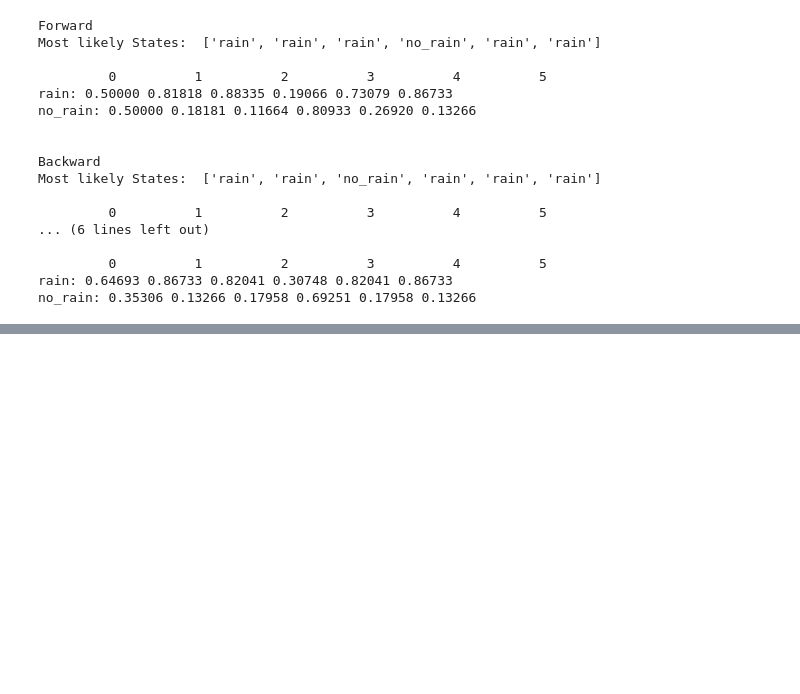
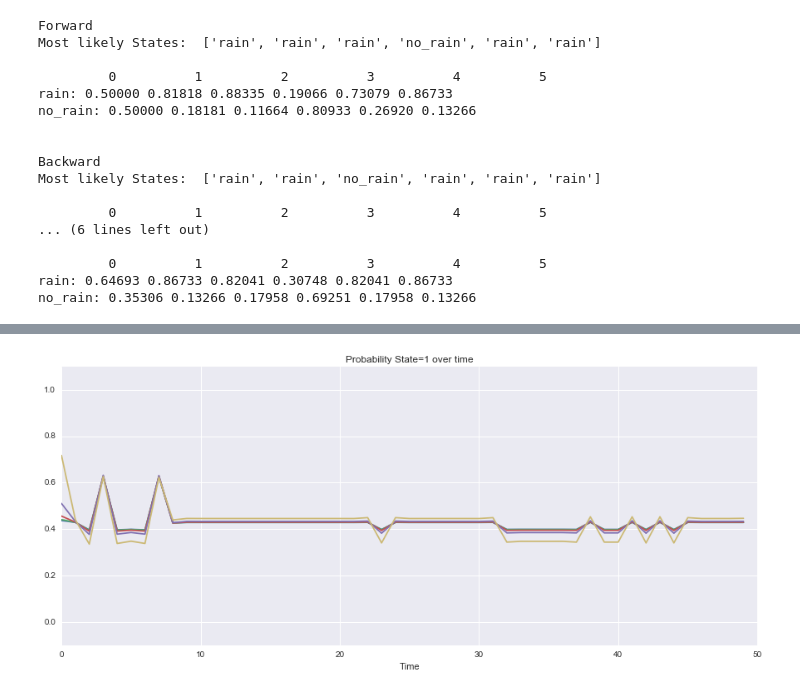
Before and after one commit to MarvinBertin/TensorFlow-Algorithms, a Jupyter notebook: Probabilistic_Graphical_Models/HiddenMarkovModel.ipynb, the cells around one changed output, grey strips where cells are left out. Drawn from its saved outputs; the diff is of its cells as text; code cells hidden in the pictures; blank space fills up the shorter version.

```diff
--- a/Probabilistic_Graphical_Models/HiddenMarkovModel.ipynb
+++ b/Probabilistic_Graphical_Models/HiddenMarkovModel.ipynb
@@ -89,0 +106,11 @@ no_rain: 0.35306 0.13266 0.17958 0.69251 0.17958 0.13266
+# %%
+True_pi = np.array([0.5, 0.5])
+
+True_T = np.array([[0.85, 0.15],
+                  [0.12, 0.88]])
+
+True_E = np.array([[0.8, 0.0],
+                   [0.1, 0.0],
+                   [0.1, 1.0]])
+# %%
+obs_seq, states = generate_HMM_observation(50, True_pi, True_T, True_E)
@@ -89,0 +123,19 @@ no_rain: 0.35306 0.13266 0.17958 0.69251 0.17958 0.13266
+# %%
+init_pi = np.array([0.5, 0.5])
+
+init_T = np.array([[0.5, 0.5],
+                  [0.5, 0.5]])
+
+init_E = np.array([[0.3, 0.2],
+                   [0.3, 0.5],
+                   [0.4, 0.3]])
+# %%
+model =  HiddenMarkovModel(init_T, init_E, init_pi, epsilon=0.0001, maxStep=10)
+
+trans0, transition, emission, c = model.run_Baum_Welch_EM(obs_seq, summary=False, monitor_state_1=True)
+
+print(transition)
+print()
+print(emission)
+print()
+print(c)
@@ -89,0 +151,9 @@ no_rain: 0.35306 0.13266 0.17958 0.69251 0.17958 0.13266
+# %%
+plt.figure(figsize=(15,6))
+plt.plot(model.state_summary[::2].T)
+plt.ylim(-0.1,1.1)
+plt.title('Probability State=1 over time')
+plt.xlabel('Time')
+plt.draw()
+# %% [output]
+[figure, added]
```
Also changed, not shown: parts of 10 cells of this notebook.
